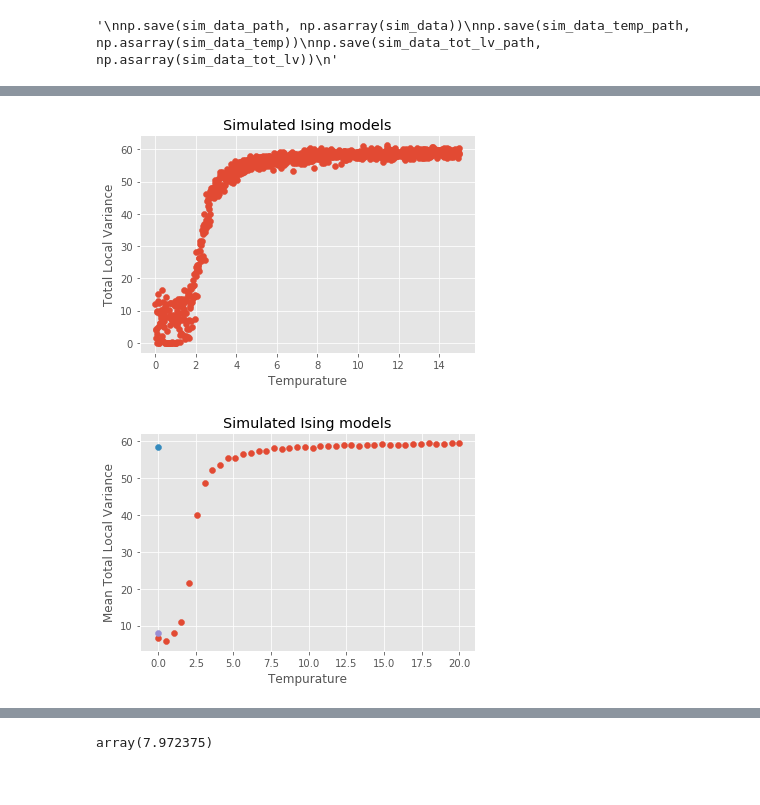
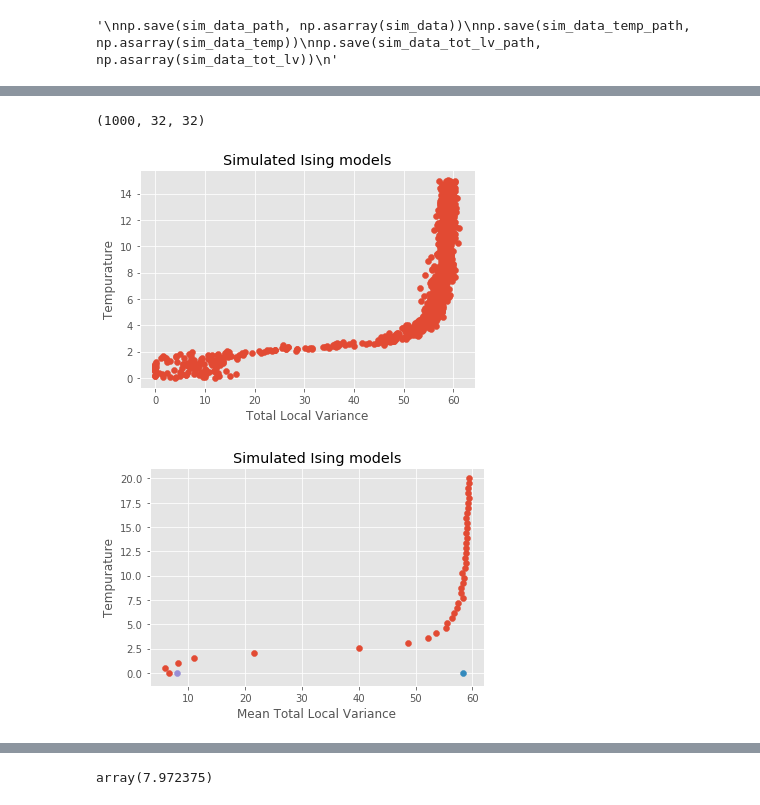
Before and after one commit to zmiller22/AM216, a Jupyter notebook: HW2/P2_Ising_2.ipynb, the cells around one changed output, grey strips where cells are left out. Saved outputs shown, nothing was run; the diff lists cells and outputs as text; code cells hidden in the pictures.

```diff
--- a/HW2/P2_Ising_2.ipynb
+++ b/HW2/P2_Ising_2.ipynb
@@ -714,21 +826,25 @@ sim_data_tot_lv_mean = np.load(sim_data_tot_lv_mean_path)
+# %%
+sim_data.shape
+# %% [output]
+(1000, 32, 32)
 # %%
-plt.scatter(sim_data_temp, sim_data_tot_lv)
+plt.scatter(sim_data_tot_lv, sim_data_temp)
 plt.title("Simulated Ising models")
-plt.xlabel("Tempurature")
-plt.ylabel("Total Local Variance")
+plt.ylabel("Tempurature")
+plt.xlabel("Total Local Variance")
 plt.show()
 # %% [output]
-[figure, old version]
+[figure, new version]
 # %%
-plt.scatter(sim_data_temp_2, sim_data_tot_lv_mean)
-plt.scatter(0,np.mean(ht32_tot_loc_var_list))
-plt.scatter(0,np.mean(lt32_tot_loc_var_list))
+plt.scatter(sim_data_tot_lv_mean, sim_data_temp_2)
+plt.scatter(np.mean(ht32_tot_loc_var_list),0)
+plt.scatter(np.mean(lt32_tot_loc_var_list),0)
 plt.title("Simulated Ising models")
-plt.xlabel("Tempurature")
-plt.ylabel("Mean Total Local Variance")
+plt.ylabel("Tempurature")
+plt.xlabel("Mean Total Local Variance")
 plt.show()
 # %% [output]
-[figure, old version]
+[figure, new version]
 # %%
 def loss_fun_2(y_est, y_real):
     n = len(y_est) # number of training examples
```
Also changed, not shown: parts of 18 cells of this notebook.
